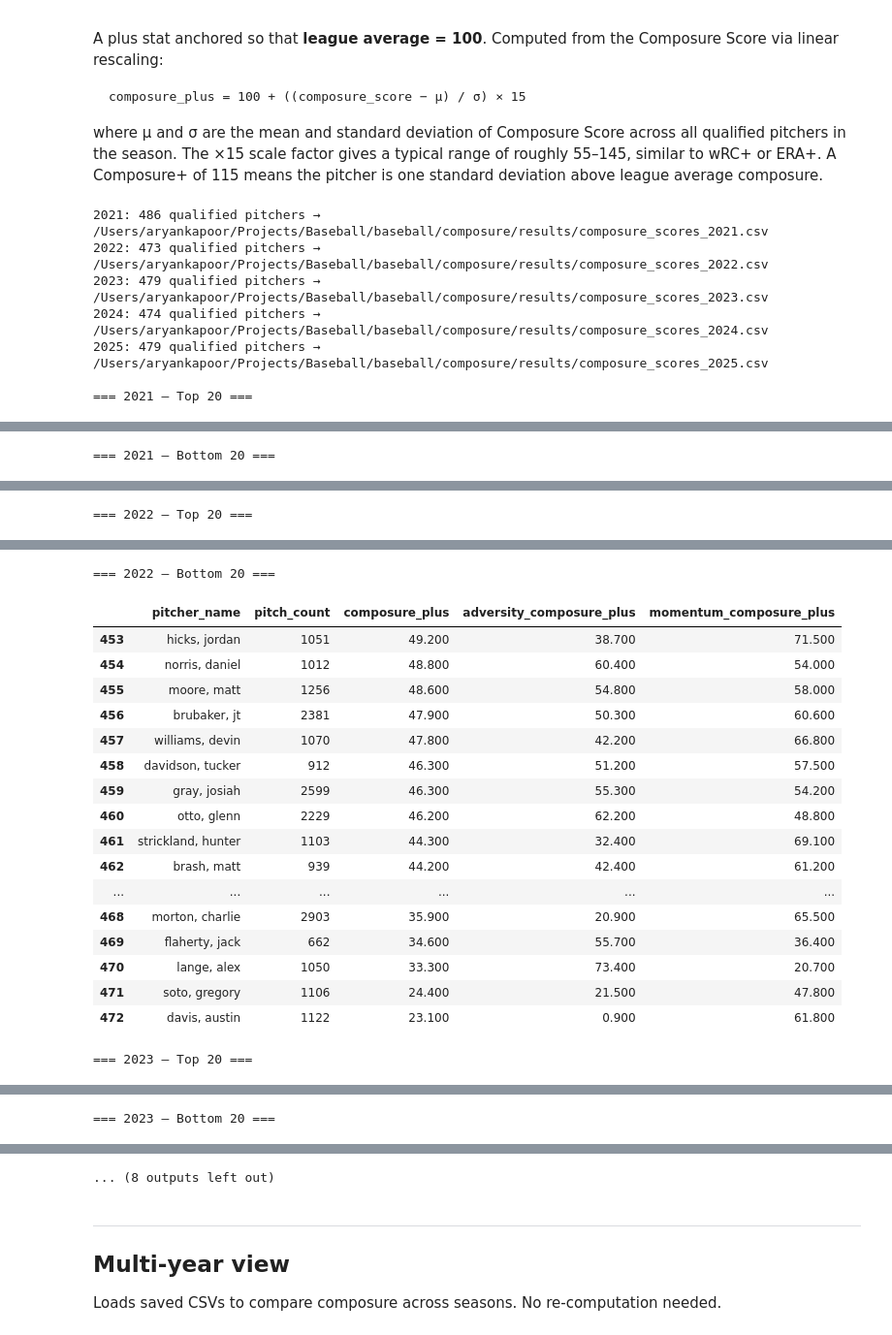
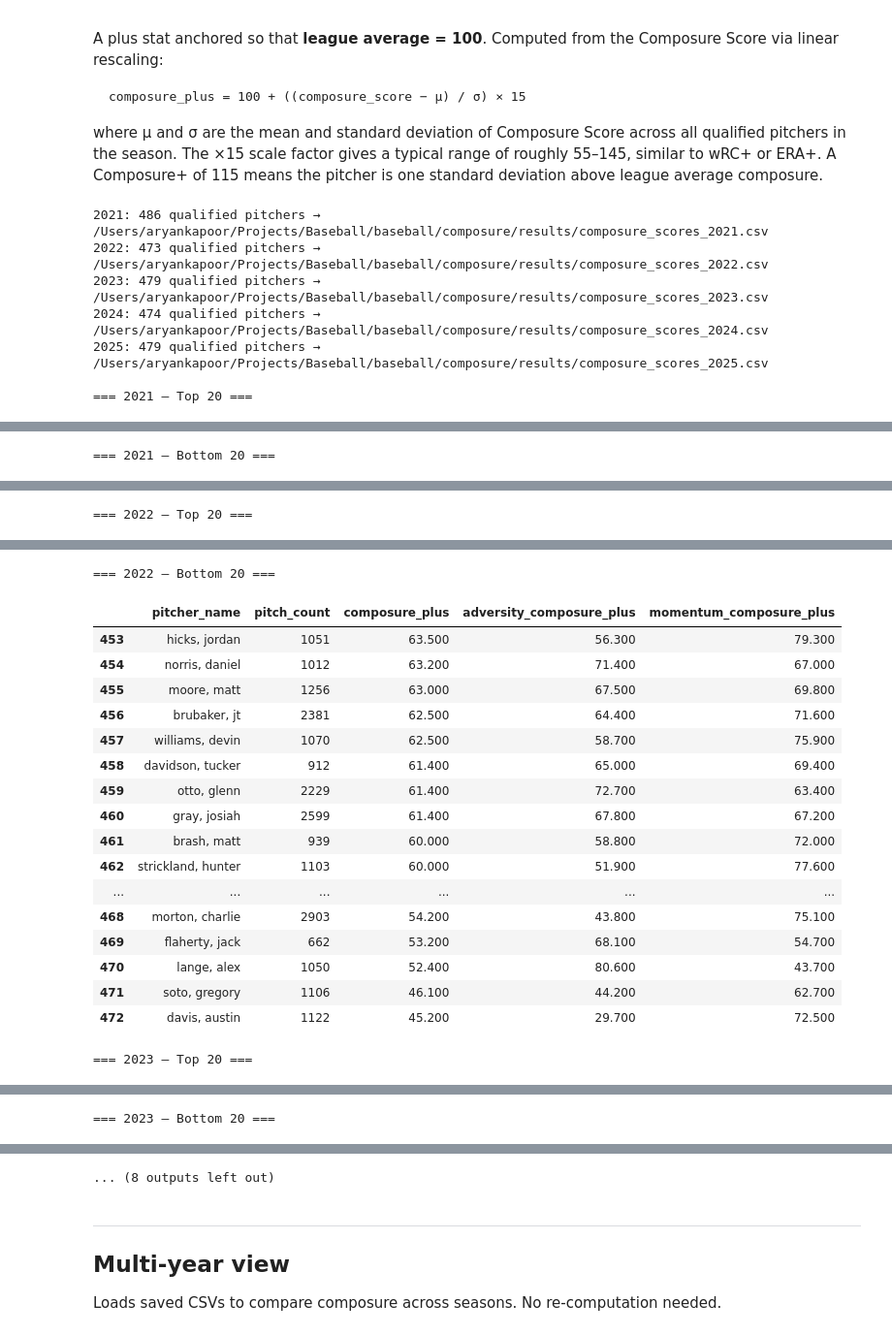
Before and after one commit to aryankapoorr/baseball, a Jupyter notebook: composure/composure.ipynb, the cells around one changed output, grey strips where cells are left out. Shown at 97% size. Saved outputs shown, nothing was run; the diff lists cells and outputs as text; code cells hidden in the pictures.

```diff
--- a/composure/composure.ipynb
+++ b/composure/composure.ipynb
@@ -186,7 +186,7 @@ PRIOR_OBS_MOM = 20
 # Pitch count at which a pitcher reaches 50% confidence in their score.
 # Below this: score pulled toward 100. Above: score stretches toward extremes.
 # Raise to be more conservative; lower to trust smaller samples sooner.
-SCORE_SCALE      = 50    # spread at full confidence: top pitcher ≈ 100 + z*SCORE_SCALE
+SCORE_SCALE      = 40    # spread at full confidence: top pitcher ≈ 100 + z*SCORE_SCALE
 CONFIDENCE_PRIOR = 1000  # pitch count at which confidence = 0.5; higher = more conservative
 
 print(f'Config loaded. Data dir: {DATA_DIR}')
@@ -544,16 +544,18 @@ def score_season(season):
         df['momentum_score'].fillna(0)  * MOMENTUM_WEIGHT  * m_valid
     ) / (ADVERSITY_WEIGHT * a_valid + MOMENTUM_WEIGHT * m_valid)
 
-    # ── Plus stats — confidence-weighted so larger samples yield more extreme scores
-    # raw_plus uses standard z-score rescaling (league avg=100, std=15)
-    # confidence = pitch_count / (pitch_count + CONFIDENCE_PRIOR)
-    #   → low sample: score pulled toward 100
-    #   → high sample: score stretches toward extremes
+    # ── Plus stats — confidence-weighted, league average guaranteed = 100 ──────
+    # 1. z-score deviation scaled by SCORE_SCALE (sets theoretical spread)
+    # 2. multiply by confidence (large sample → extreme; small → near 100)
+    # 3. re-centre so mean deviation = 0 → mean plus = 100 by construction,
+    #    even if pitch count correlates with score
     def to_plus(series, pitch_counts):
-        mu, sigma = series.mean(), series.std()
-        raw_plus   = 100 + (series - mu) / sigma * SCORE_SCALE
-        confidence = pitch_counts / (pitch_counts + CONFIDENCE_PRIOR)
-        return (100 + (raw_plus - 100) * confidence).round(1)
+        mu, sigma    = series.mean(), series.std()
+        deviation    = (series - mu) / sigma * SCORE_SCALE
+        confidence   = pitch_counts / (pitch_counts + CONFIDENCE_PRIOR)
+        weighted_dev = deviation * confidence
+        weighted_dev = weighted_dev - weighted_dev.mean()  # anchor mean to 0
+        return (100 + weighted_dev).round(1)
 
     df['composure_plus']           = to_plus(df['composure_score'],  df['pitch_count'])
     df['adversity_composure_plus'] = to_plus(df['adversity_score'],  df['pitch_count'])
@@ -667,20 +669,20 @@ for yr, scores in all_scores.items():
 === 2022 — Bottom 20 ===
 |  | pitcher_name | pitch_count | composure_plus | adversity_composure_plus | momentum_composure_plus |
-| 453 | hicks, jordan | 1051 | 49.200 | 38.700 | 71.500 |
-| 454 | norris, daniel | 1012 | 48.800 | 60.400 | 54.000 |
-| 455 | moore, matt | 1256 | 48.600 | 54.800 | 58.000 |
-| 456 | brubaker, jt | 2381 | 47.900 | 50.300 | 60.600 |
-| 457 | williams, devin | 1070 | 47.800 | 42.200 | 66.800 |
-| 458 | davidson, tucker | 912 | 46.300 | 51.200 | 57.500 |
-| 459 | gray, josiah | 2599 | 46.300 | 55.300 | 54.200 |
-| 460 | otto, glenn | 2229 | 46.200 | 62.200 | 48.800 |
-| 461 | strickland, hunter | 1103 | 44.300 | 32.400 | 69.100 |
-| 462 | brash, matt | 939 | 44.200 | 42.400 | 61.200 |
+| 453 | hicks, jordan | 1051 | 63.500 | 56.300 | 79.300 |
+| 454 | norris, daniel | 1012 | 63.200 | 71.400 | 67.000 |
+| 455 | moore, matt | 1256 | 63.000 | 67.500 | 69.800 |
+| 456 | brubaker, jt | 2381 | 62.500 | 64.400 | 71.600 |
+| 457 | williams, devin | 1070 | 62.500 | 58.700 | 75.900 |
+| 458 | davidson, tucker | 912 | 61.400 | 65.000 | 69.400 |
+| 459 | otto, glenn | 2229 | 61.400 | 72.700 | 63.400 |
+| 460 | gray, josiah | 2599 | 61.400 | 67.800 | 67.200 |
+| 461 | brash, matt | 939 | 60.000 | 58.800 | 72.000 |
+| 462 | strickland, hunter | 1103 | 60.000 | 51.900 | 77.600 |
 | ... | ... | ... | ... | ... | ... |
-| 468 | morton, charlie | 2903 | 35.900 | 20.900 | 65.500 |
-| 469 | flaherty, jack | 662 | 34.600 | 55.700 | 36.400 |
-| 470 | lange, alex | 1050 | 33.300 | 73.400 | 20.700 |
-| 471 | soto, gregory | 1106 | 24.400 | 21.500 | 47.800 |
-| 472 | davis, austin | 1122 | 23.100 | 0.900 | 61.800 |
+| 468 | morton, charlie | 2903 | 54.200 | 43.800 | 75.100 |
+| 469 | flaherty, jack | 662 | 53.200 | 68.100 | 54.700 |
+| 470 | lange, alex | 1050 | 52.400 | 80.600 | 43.700 |
+| 471 | soto, gregory | 1106 | 46.100 | 44.200 | 62.700 |
+| 472 | davis, austin | 1122 | 45.200 | 29.700 | 72.500 |
 === 2023 — Top 20 ===
 |  | pitcher_name | pitch_count | composure_plus | adversity_composure_plus | momentum_composure_plus |
```
Also changed, not shown: parts of 5 cells of this notebook, 5 other files.
